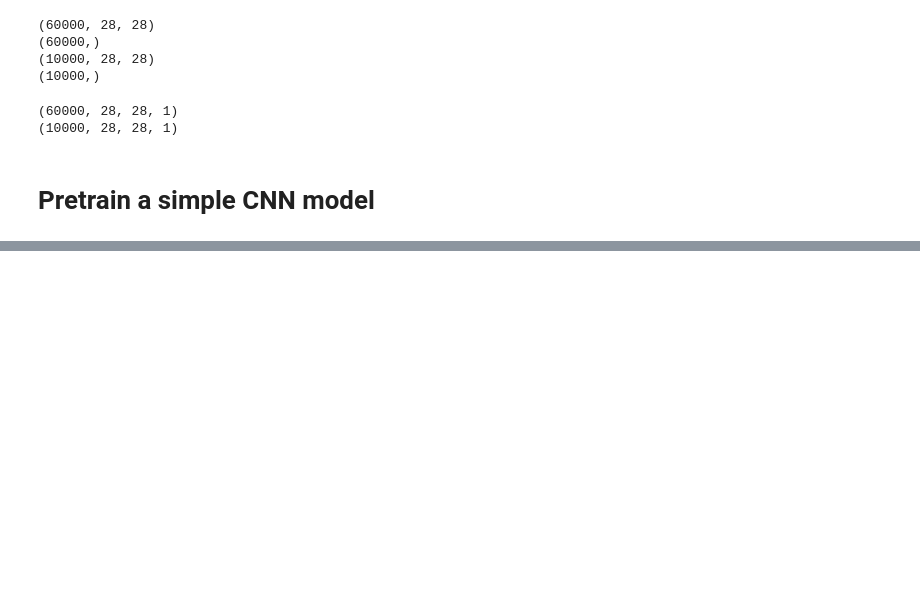
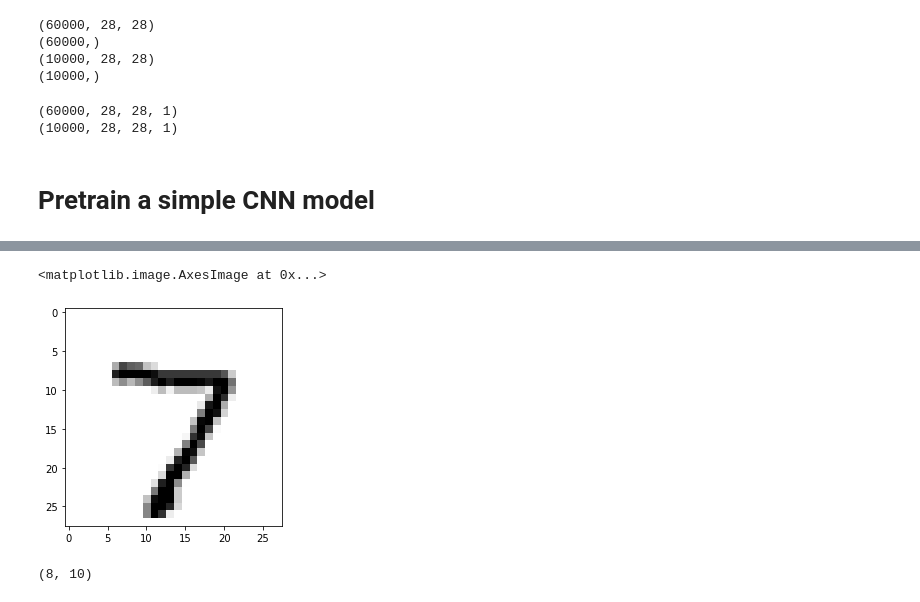
Before and after one commit to surajsrivathsa/ovgu_deeplearning, a Jupyter notebook: Introspection.ipynb, the cells around one changed output, grey strips where cells are left out. Saved outputs shown, nothing was run; the diff lists cells and outputs as text; code cells hidden in the pictures; blank space fills up the shorter version.

```diff
--- a/Introspection.ipynb
+++ b/Introspection.ipynb
@@ -105,6 +111,12 @@ print(new_test_images.shape)
 # %% [output]
 (60000, 28, 28, 1)
 (10000, 28, 28, 1)
+# %%
+introspection_training_images = tf.cast(tf.expand_dims(train_images, axis = -1),dtype="float32")
+introspection_testing_images = tf.cast(tf.expand_dims(test_images, axis=-1 ),dtype="float32")
+
+introspection_training_labels = tf.convert_to_tensor(train_labels, dtype=tf.float32)
+introspection_testing_labels = tf.convert_to_tensor(test_labels, dtype=tf.float32)
 # %% [markdown]
 # Pretrain a simple CNN model
 # %%
@@ -241,0 +230,11 @@ def calc_loss(img, model):
+# %%
+introspection_image = introspection_testing_images[0, :, :, :]
+plt.imshow(introspection_image[:, :, 0], cmap="binary")
+# %% [output]
+<matplotlib.image.AxesImage at 0x...>
+[figure, added]
+# %%
+introspection_prediction = vgg_cnn_model.predict(introspection_testing_images[0:8, :, :, :])
+introspection_prediction.shape
+# %% [output]
+(8, 10)
```
Also changed, not shown: parts of 37 cells of this notebook.
